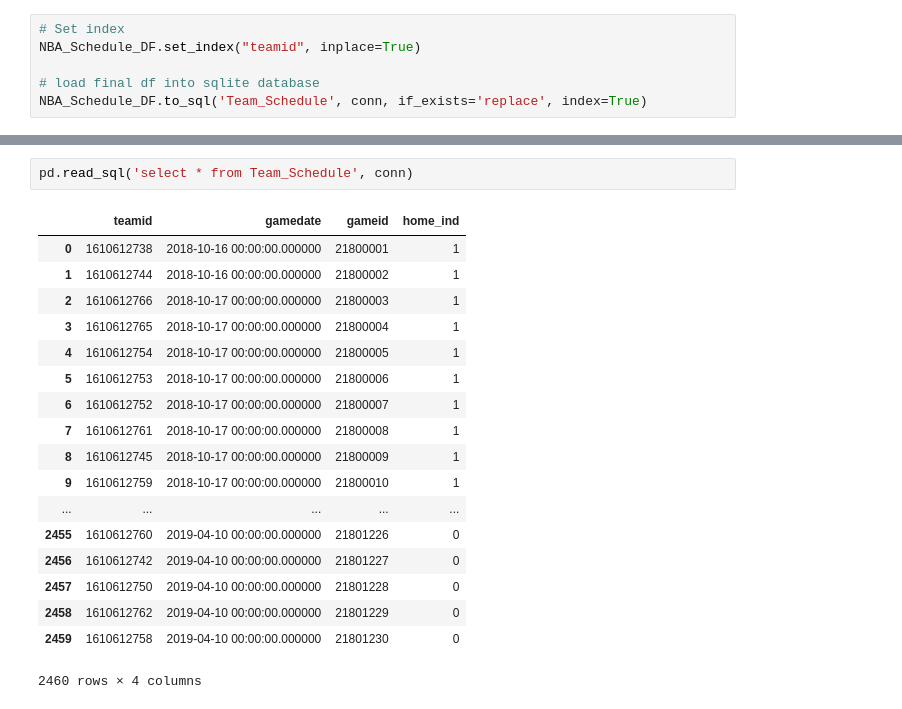
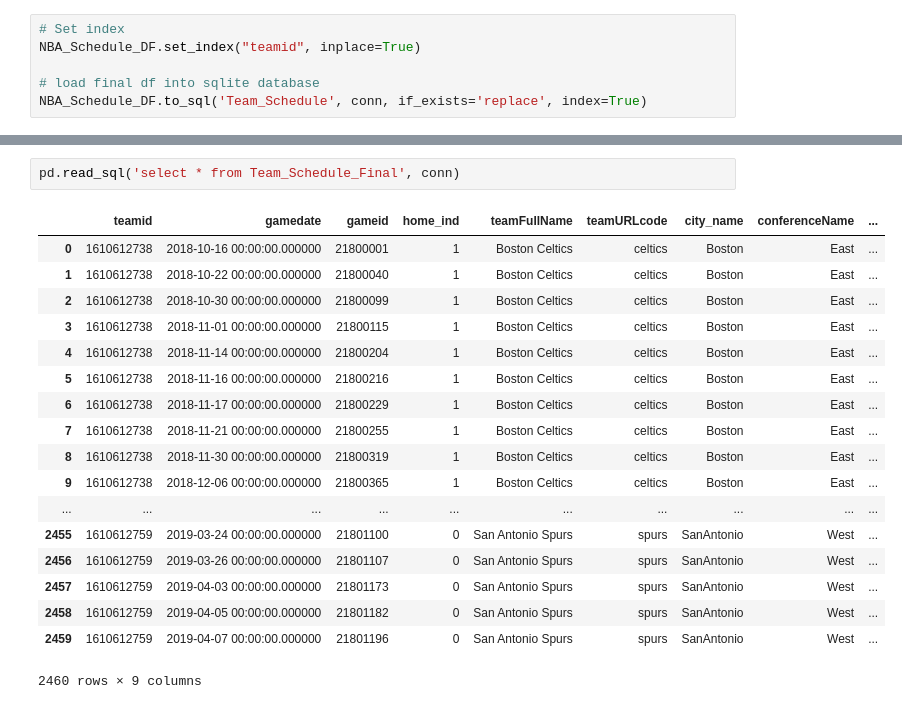
Before and after one commit to cmtaflin/NBAFantasyML.github.io, a Jupyter notebook: JC_draft/Resources/load_team_schedule.ipynb, the cells around one changed output, grey strips where cells are left out. Cells and saved outputs as stored; diff of their text form.

Commit message:
load team schedule

```diff
--- a/JC_draft/Resources/load_team_schedule.ipynb
+++ b/JC_draft/Resources/load_team_schedule.ipynb
@@ -90,21 +94,21 @@ NBA_Schedule_DF.to_sql('Team_Schedule', conn, if_exists='replace', index=True)
 # %%
-pd.read_sql('select * from Team_Schedule', conn)
+pd.read_sql('select * from Team_Schedule_Final', conn)
 # %% [output]
-|  | teamid | gamedate | gameid | home_ind |
-| 0 | 1610612738 | 2018-10-16 00:00:00.000000 | 21800001 | 1 |
-| 1 | 1610612744 | 2018-10-16 00:00:00.000000 | 21800002 | 1 |
-| 2 | 1610612766 | 2018-10-17 00:00:00.000000 | 21800003 | 1 |
-| 3 | 1610612765 | 2018-10-17 00:00:00.000000 | 21800004 | 1 |
-| 4 | 1610612754 | 2018-10-17 00:00:00.000000 | 21800005 | 1 |
-| 5 | 1610612753 | 2018-10-17 00:00:00.000000 | 21800006 | 1 |
-| 6 | 1610612752 | 2018-10-17 00:00:00.000000 | 21800007 | 1 |
-| 7 | 1610612761 | 2018-10-17 00:00:00.000000 | 21800008 | 1 |
-| 8 | 1610612745 | 2018-10-17 00:00:00.000000 | 21800009 | 1 |
-| 9 | 1610612759 | 2018-10-17 00:00:00.000000 | 21800010 | 1 |
-| ... | ... | ... | ... | ... |
-| 2455 | 1610612760 | 2019-04-10 00:00:00.000000 | 21801226 | 0 |
-| 2456 | 1610612742 | 2019-04-10 00:00:00.000000 | 21801227 | 0 |
-| 2457 | 1610612750 | 2019-04-10 00:00:00.000000 | 21801228 | 0 |
-| 2458 | 1610612762 | 2019-04-10 00:00:00.000000 | 21801229 | 0 |
-| 2459 | 1610612758 | 2019-04-10 00:00:00.000000 | 21801230 | 0 |
+|  | teamid | gamedate | gameid | home_ind | teamFullName | teamURLcode | city_name | conferenceName | ... |
+| 0 | 1610612738 | 2018-10-16 00:00:00.000000 | 21800001 | 1 | Boston Celtics | celtics | Boston | East | ... |
+| 1 | 1610612738 | 2018-10-22 00:00:00.000000 | 21800040 | 1 | Boston Celtics | celtics | Boston | East | ... |
+| 2 | 1610612738 | 2018-10-30 00:00:00.000000 | 21800099 | 1 | Boston Celtics | celtics | Boston | East | ... |
+| 3 | 1610612738 | 2018-11-01 00:00:00.000000 | 21800115 | 1 | Boston Celtics | celtics | Boston | East | ... |
+| 4 | 1610612738 | 2018-11-14 00:00:00.000000 | 21800204 | 1 | Boston Celtics | celtics | Boston | East | ... |
+| 5 | 1610612738 | 2018-11-16 00:00:00.000000 | 21800216 | 1 | Boston Celtics | celtics | Boston | East | ... |
+| 6 | 1610612738 | 2018-11-17 00:00:00.000000 | 21800229 | 1 | Boston Celtics | celtics | Boston | East | ... |
+| 7 | 1610612738 | 2018-11-21 00:00:00.000000 | 21800255 | 1 | Boston Celtics | celtics | Boston | East | ... |
+| 8 | 1610612738 | 2018-11-30 00:00:00.000000 | 21800319 | 1 | Boston Celtics | celtics | Boston | East | ... |
+| 9 | 1610612738 | 2018-12-06 00:00:00.000000 | 21800365 | 1 | Boston Celtics | celtics | Boston | East | ... |
+| ... | ... | ... | ... | ... | ... | ... | ... | ... | ... |
+| 2455 | 1610612759 | 2019-03-24 00:00:00.000000 | 21801100 | 0 | San Antonio Spurs | spurs | SanAntonio | West | ... |
+| 2456 | 1610612759 | 2019-03-26 00:00:00.000000 | 21801107 | 0 | San Antonio Spurs | spurs | SanAntonio | West | ... |
+| 2457 | 1610612759 | 2019-04-03 00:00:00.000000 | 21801173 | 0 | San Antonio Spurs | spurs | SanAntonio | West | ... |
+| 2458 | 1610612759 | 2019-04-05 00:00:00.000000 | 21801182 | 0 | San Antonio Spurs | spurs | SanAntonio | West | ... |
+| 2459 | 1610612759 | 2019-04-07 00:00:00.000000 | 21801196 | 0 | San Antonio Spurs | spurs | SanAntonio | West | ... |
-2460 rows × 4 columns
+2460 rows × 9 columns
```
Also changed, not shown: parts of 1 cell of this notebook.
